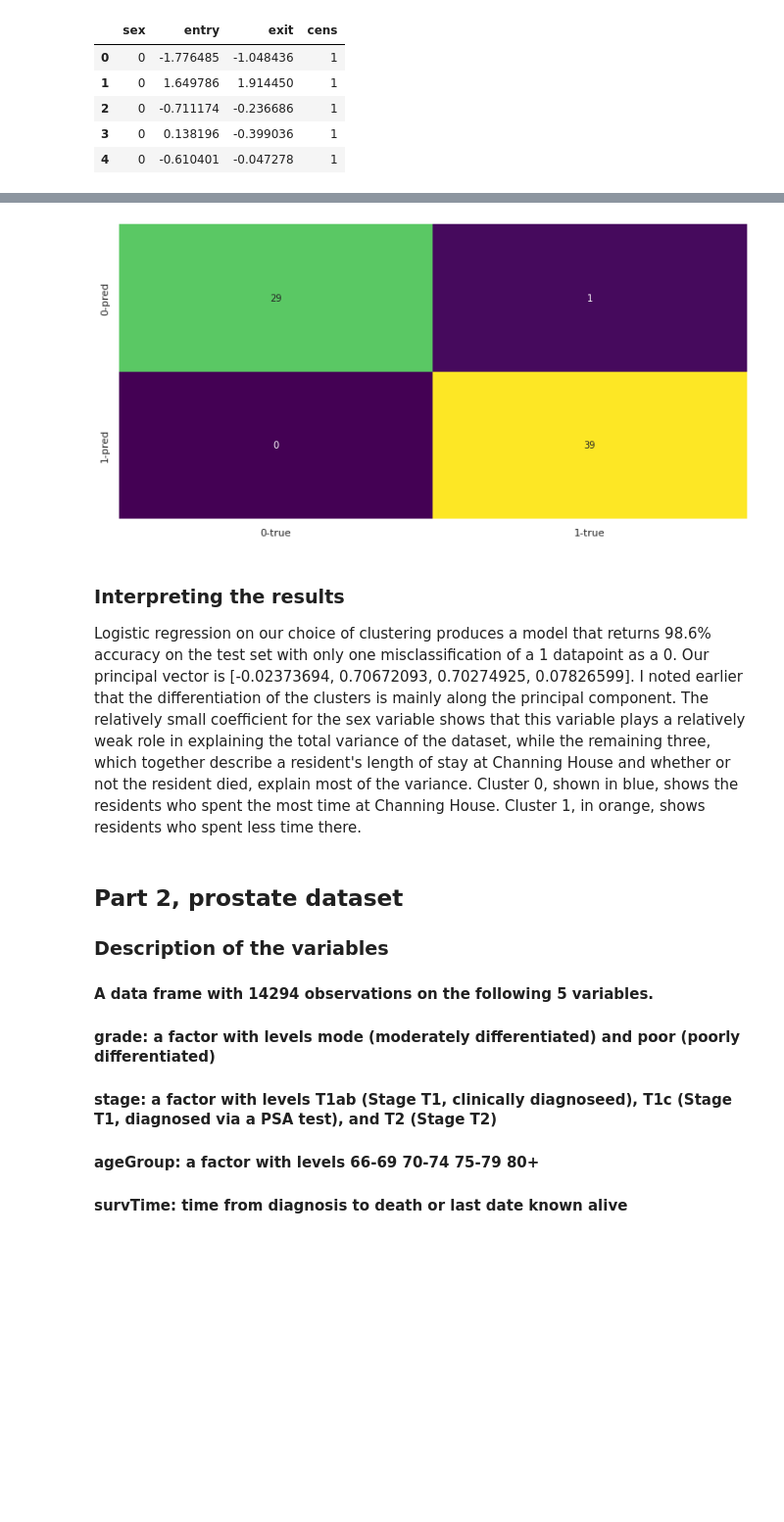
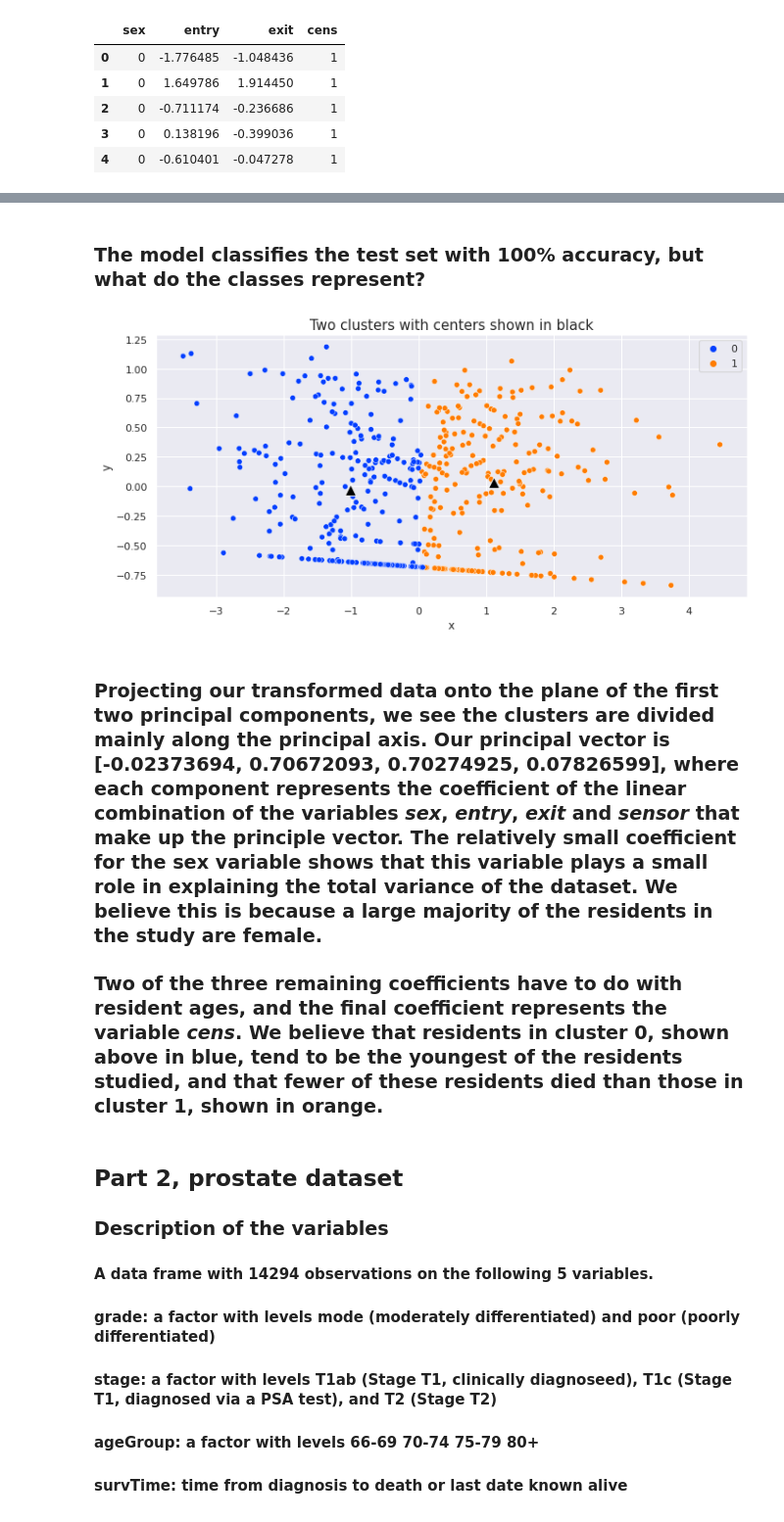
Before and after one commit to David-Kuralt/David_Kuralt_projects, a Jupyter notebook: assignment7.ipynb, the cells around one changed output, grey strips where cells are left out. Shown at 98% size. Drawn from its saved outputs; the diff is of its cells as text; code cells hidden in the pictures; blank space fills up the shorter version.

```diff
--- a/assignment7.ipynb
+++ b/assignment7.ipynb
@@ -238,16 +240,23 @@ Accuracy score on the test set is 0.9855072463768116
-# %%
-from sklearn.metrics import confusion_matrix
-
-fig, ax = plt.subplots(figsize=(10,5))
-sns.heatmap(confusion_matrix(y_test, y_test_pred), annot=True, cmap="viridis", cbar=False)
-ax.set_yticklabels(["0-pred", "1-pred"])
-ax.set_xticklabels(["0-true", "1-true"])
-plt.tight_layout()
-# %% [output]
-[figure, removed]
-# %% [markdown]
-### Interpreting the results
-Logistic regression on our choice of clustering produces a model that returns 98.6% accuracy on the test set with only one misclassification of a 1 datapoint as a 0. Our principal vector is [-0.02373694,  0.70672093,  0.70274925,  0.07826599]. I noted earlier that the differentiation of the clusters is mainly along the principal component. The relatively small coefficient for the sex variable shows that this variable plays a relatively weak role in explaining the total variance of the dataset, while the remaining three, which together describe a resident's length of stay at Channing House and whether or not the resident died, explain most of the variance. Cluster 0, shown in blue, shows the residents who spent the most time at Channing House. Cluster 1, in orange, shows residents who spent less time there.
+# %% [markdown]
+### The model classifies the test set with 100% accuracy, but what do the classes represent?
+# %%
+center = k_cluster.cluster_centers_
+
+fig, ax = plt.subplots(figsize=(10,5))
+
+df = pd.DataFrame(X3D[:,:2], columns=["x", "y"])
+df["labels"] = k_cluster.labels_
+sns.scatterplot(x="x", y="y", hue="labels", data=df, palette="bright")
+sns.scatterplot(x=center[:,0], y=center[:,1], color="black",
+                marker="^", s=150)
+ax.set_title("Two clusters with centers shown in black", size=15)
+
+plt.tight_layout()
+# %% [output]
+[figure, added]
+# %% [markdown]
+### Projecting our transformed data onto the plane of the first two principal components, we see the clusters are divided mainly along the principal axis. Our principal vector is [-0.02373694,  0.70672093,  0.70274925,  0.07826599], where each component represents the coefficient of the linear combination of the variables *sex*, *entry*, *exit* and *sensor* that make up the principle vector. The relatively small coefficient for the sex variable shows that this variable plays a small role in explaining the total variance of the dataset. We believe this is because a large majority of the residents in the study are female.
+### Two of the three remaining coefficients have to do with resident ages, and the final coefficient represents the variable *cens*. We believe that residents in cluster 0, shown above in blue, tend to be the youngest of the residents studied, and that fewer of these residents died than those in cluster 1, shown in orange.
 # %% [markdown]
 ## Part 2, prostate dataset
 ### Description of the variables
```
Also changed, not shown: parts of 33 cells of this notebook.
